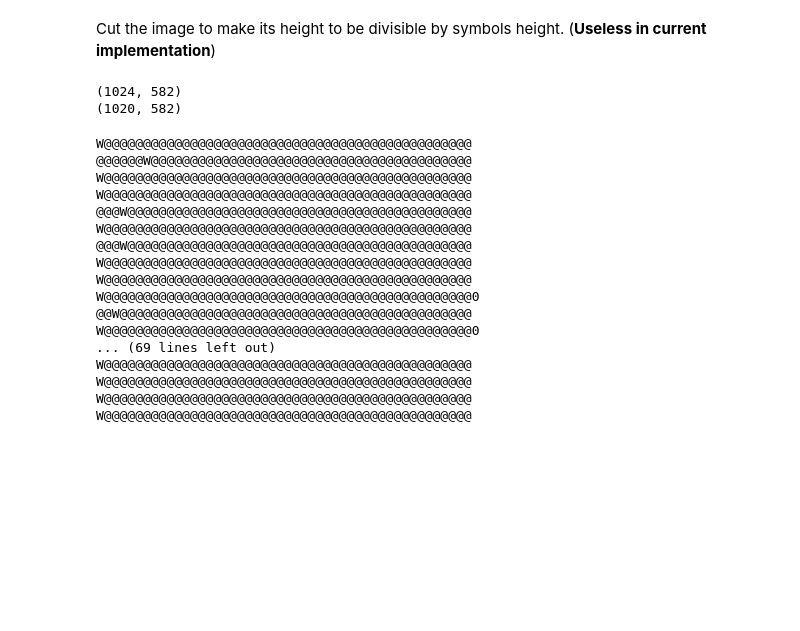
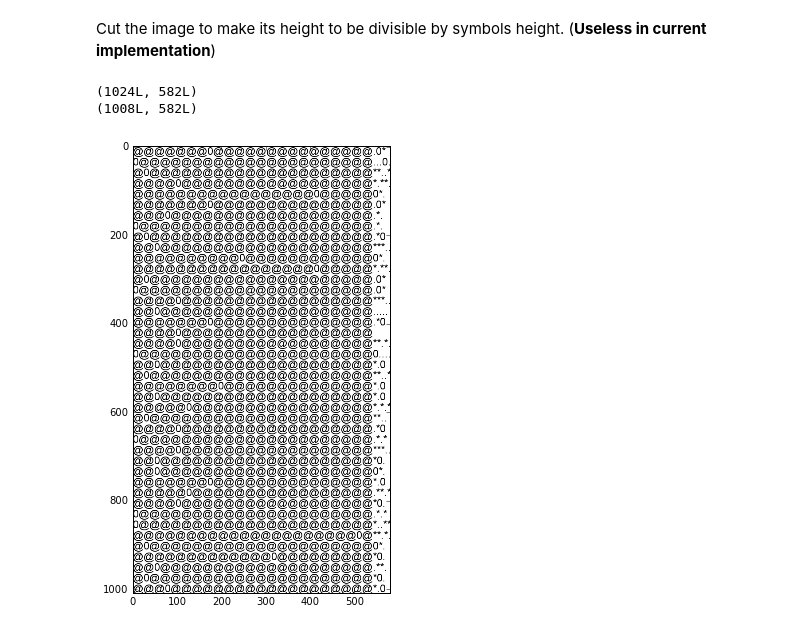
Before and after one commit to max777alex/image-to-ascii, a Jupyter notebook: project.ipynb, the cells around one changed output. Saved outputs shown, nothing was run; the diff lists cells and outputs as text; code cells hidden in the pictures; blank space fills up the shorter version.

Commit message:
showSymbols method added

```diff
--- a/project.ipynb
+++ b/project.ipynb
@@ -3,6 +3,8 @@ import numpy as np
 from PIL import Image, ImageFont, ImageDraw
 # import cv2
 import sys
+import matplotlib.pyplot as plt
+%matplotlib inline
 
 # normalize the image matrix
 def toUINT(data):
@@ -18,7 +20,7 @@ def rgb2gray(img):
     gray = 0.2126*R + 0.7152*G + 0.0722*B
     return toUINT(gray)
 
-def showPhoto(ph, size =(8,8)):
+def showPhoto(ph, size=(8,8)):
     plt.figure(figsize=size)
     plt.imshow(ph, cmap = 'gray', interpolation='none')
     plt.show()
@@ -29,8 +31,7 @@ def binarizer(img):
     return th3
 
 # BUG: symbol "-" is not processed correctly in case of small font sizes
-def getSymbols(font, height, symbols=np.array(["W", "@", "0", ".", "|", "\\", "/", "*"], dtype=np.str)):
-
+def getSymbols(font, height, symbols=np.array(["@", "/", "\\", "0", "*", "|", "."], dtype=np.str)):
     font = ImageFont.truetype(font, height)
     bitmaps = {}
 
@@ -39,12 +40,9 @@ def getSymbols(font, height, symbols=np.array(["W", "@", "0", ".", "|", "\\", "/
         draw = ImageDraw.Draw(img)
         draw.text((0, 0), 2*symbols[i], font=font)
         buf_S = np.array(img)
-
         n = ((buf_S == 255*np.ones((height,1))).sum(axis=0) == height).argmin() + 1
-
         while not np.array_equal(buf_S[:,:n], buf_S[:,n:2*n]):
             n += 1
-
         bitmaps[symbols[i]] = buf_S[:,:n]
 
     return bitmaps
@@ -57,3 +55,15 @@ def getImage(pic, mode="grayscale"):
         return rgb2gray(img)
     elif mode == "binary":
         return binarizer(img)
+
+def showSymbols(font, height, symbols, image_size, size=(8,8)):
+    font = ImageFont.truetype(font, height)
+    img = Image.new(mode="L", size=(image_size[1], len(symbols)*height), color=255)
+    draw = ImageDraw.Draw(img)
+
+    for i in range(len(symbols)):
+        draw.text((0, height*i), "".join(symbols[i]), font=font)
+
+    plt.figure(figsize=size)
+    plt.imshow(img, cmap="gray")
+    plt.show()
@@ -67,5 +74,5 @@ showPhoto(getImage("van9.jpg"))
 # %%
-symbol_height = 12
+symbol_height = 24
 
 symbols = getSymbols("arial.ttf", symbol_height)
 image = getImage("van9.jpg")
@@ -77,8 +84,8 @@ print image.shape
 image = image[:rows_number*symbol_height, :]
 print image.shape
 # %% [output]
-(1024, 582)
-(1020, 582)
+(1024L, 582L)
+(1008L, 582L)
 # %%
 cache = np.zeros((rows_number, image.shape[1]), int)
 cache.fill(-1)
@@ -124,28 +139,7 @@ for row in xrange(rows_number):
         cur_symbols.append(parent_symbol[row, pos])
         pos -= symbols[parent_symbol[row, pos]].shape[1]
     taken_symbols.append(cur_symbols)
-# %%
-# print "len(taken_symbols) =", len(taken_symbols)
-# print taken_symbols[0]
-# print taken_symbols[1]
-
-for row in xrange(rows_number):
-    print ''.join(taken_symbols[row])
-# %% [output]
-W@@@@@@@@@@@@@@@@@@@@@@@@@@@@@@@@@@@@@@@@@@@@@@@
-@@@@@@W@@@@@@@@@@@@@@@@@@@@@@@@@@@@@@@@@@@@@@@@@
-W@@@@@@@@@@@@@@@@@@@@@@@@@@@@@@@@@@@@@@@@@@@@@@@
-W@@@@@@@@@@@@@@@@@@@@@@@@@@@@@@@@@@@@@@@@@@@@@@@
-@@@W@@@@@@@@@@@@@@@@@@@@@@@@@@@@@@@@@@@@@@@@@@@@
-W@@@@@@@@@@@@@@@@@@@@@@@@@@@@@@@@@@@@@@@@@@@@@@@
-@@@W@@@@@@@@@@@@@@@@@@@@@@@@@@@@@@@@@@@@@@@@@@@@
-W@@@@@@@@@@@@@@@@@@@@@@@@@@@@@@@@@@@@@@@@@@@@@@@
-W@@@@@@@@@@@@@@@@@@@@@@@@@@@@@@@@@@@@@@@@@@@@@@@
-W@@@@@@@@@@@@@@@@@@@@@@@@@@@@@@@@@@@@@@@@@@@@@@@0
-@@W@@@@@@@@@@@@@@@@@@@@@@@@@@@@@@@@@@@@@@@@@@@@@
-W@@@@@@@@@@@@@@@@@@@@@@@@@@@@@@@@@@@@@@@@@@@@@@@0
-... (69 lines left out)
-W@@@@@@@@@@@@@@@@@@@@@@@@@@@@@@@@@@@@@@@@@@@@@@@
-W@@@@@@@@@@@@@@@@@@@@@@@@@@@@@@@@@@@@@@@@@@@@@@@
-W@@@@@@@@@@@@@@@@@@@@@@@@@@@@@@@@@@@@@@@@@@@@@@@
-W@@@@@@@@@@@@@@@@@@@@@@@@@@@@@@@@@@@@@@@@@@@@@@@
+# %%
+showSymbols("arial.ttf", symbol_height, taken_symbols, image.shape)
+# %% [output]
+[figure, added]
```
Also changed, not shown: parts of 3 cells of this notebook.
